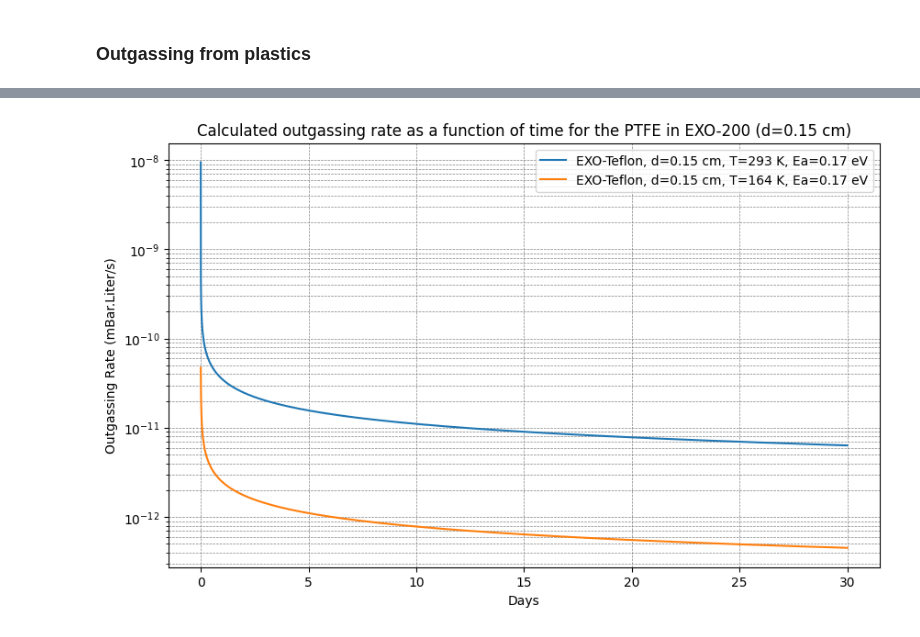
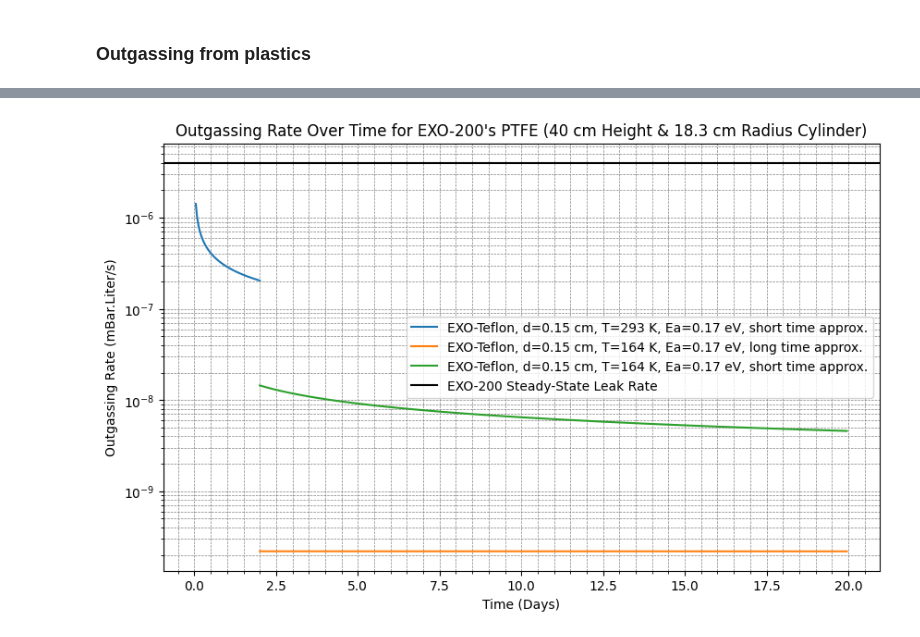
Before and after one commit to antoine-amy/Electronegative_impurities, a Jupyter notebook: Electronegative_impurities_studies.ipynb, the cells around one changed output, grey strips where cells are left out. Drawn from its saved outputs; the diff is of its cells as text; code cells hidden in the pictures.

Commit message:
Update on plastic outgassing calculations

```diff
--- a/Electronegative_impurities_studies.ipynb
+++ b/Electronegative_impurities_studies.ipynb
@@ -264,26 +233,38 @@ plt.show()
-# %%
-# Constant
-t = np.arange(0, (30*24*60*60)+1, 60) # in seconds, time array now incremented every hour
-
-# Prepare a plot with a specified figure size
-plt.figure(figsize=(10, 6))
-
-# Calculate outgassing rates
-outgassing_rate = [enf.plastics_outgassing(c0, D0, Ea, T_room, d, sec, 1000)*1e3 for sec in t] #1000 iterations is enougth, checked with 10000 is same
-outgassing_ratecold = [enf.plastics_outgassing(c0, D0, Ea, T_LXe, d, sec, 1000)*1e3 for sec in t]
-
-# Plotting, while dividing 'seconds' by the number of seconds in a day to convert to days
-plt.plot(t / (24*60*60), outgassing_rate, label=f'EXO-Teflon, d={d} cm, T={T_room} K, Ea={Ea/1.602176634e-19} eV')
-plt.plot(t / (24*60*60), outgassing_ratecold, label=f'EXO-Teflon, d={d} cm, T={T_LXe} K, Ea={Ea/1.602176634e-19} eV')
-
-# Configuring the plot's settings
-plt.title(f'Calculated outgassing rate as a function of time for the PTFE in EXO-200 (d={d} cm)')
-plt.xlabel('Days')
-plt.ylabel('Outgassing Rate (mBar.Liter/s)')
-plt.yscale('log')
-plt.legend()
-plt.grid(which='both', linestyle='--', linewidth='0.5', color='gray')
-
-plt.show()
-# %% [output]
-[figure, removed]
+# %%
+# Constants
+C0 = 943 / 1e9  # Initial oxygen concentration in PTFE (ppb)
+D0 = 31.4 / 1e8  # Diffusion constant at infinite temperature (cm^2/s)
+EA = 0.17 * 1.602176634e-19  # Activation energy (Joules)
+D = 0.15  # Thickness of PTFE (cm)
+RADIUS = 18.3  # Radius of the material (cm)
+HEIGHT = 40  # Height of the material (cm)
+
+# Surface area calculation
+surface_area = 2 * np.pi * RADIUS * HEIGHT  # Surface area of contact (cm^2)
+
+# Time arrays (incremented every hour)
+t_short = np.arange(0, (2 * 24 * 60 * 60) + 1, 60 * 60)  # seconds
+t_long = np.arange((2 * 24 * 60 * 60) + 1, (20 * 24 * 60 * 60) + 1, 60 * 60)  # seconds
+t = np.arange(0, (20 * 24 * 60 * 60) + 1, 60 * 60) # seconds
+# %%
+# Calculate outgassing rates using the optimized function
+outgassing_rate_recirculated = [enf.plastics_outgassing_approximation(C0, D0, EA, T_room, sec, D, surface_area, 'short') for sec in t_short]
+outgassing_rate_cold_longtimeapprox = [enf.plastics_outgassing_approximation(C0, D0, EA, T_LXe, sec, D, surface_area, 'long') for sec in t_long]
+outgassing_rate_cold_shorttimeapprox = [enf.plastics_outgassing_approximation(C0, D0, EA, T_LXe, sec, D, surface_area, 'short') for sec in t_long]
+
+# Plotting
+plt.figure(figsize=(10, 6))
+plt.plot(t_short / (24 * 60 * 60), outgassing_rate_recirculated, label=f'EXO-Teflon, d={D} cm, T={T_room} K, Ea={EA / 1.602176634e-19} eV, short time approx.')
+plt.plot(t_long / (24 * 60 * 60), outgassing_rate_cold_longtimeapprox, label=f'EXO-Teflon, d={D} cm, T={T_LXe} K, Ea={EA / 1.602176634e-19} eV, long time approx.')
+plt.plot(t_long / (24 * 60 * 60), outgassing_rate_cold_shorttimeapprox, label=f'EXO-Teflon, d={D} cm, T={T_LXe} K, Ea={EA / 1.602176634e-19} eV, short time approx.')
+plt.axhline(y=4e-6, color='black', linestyle='-', label="EXO-200 Steady-State Leak Rate")
+plt.title('Outgassing Rate Over Time for EXO-200\'s PTFE (40 cm Height & 18.3 cm Radius Cylinder)')
+plt.xlabel('Time (Days)')
+plt.ylabel('Outgassing Rate (mBar.Liter/s)')
+plt.yscale('log')
+plt.legend()
+plt.grid(which='both', linestyle='--', linewidth='0.5', color='gray')
+plt.minorticks_on()
+plt.show()
+# %% [output]
+[figure, added]
```
Also changed, not shown: parts of 6 cells of this notebook, 1 other file.
